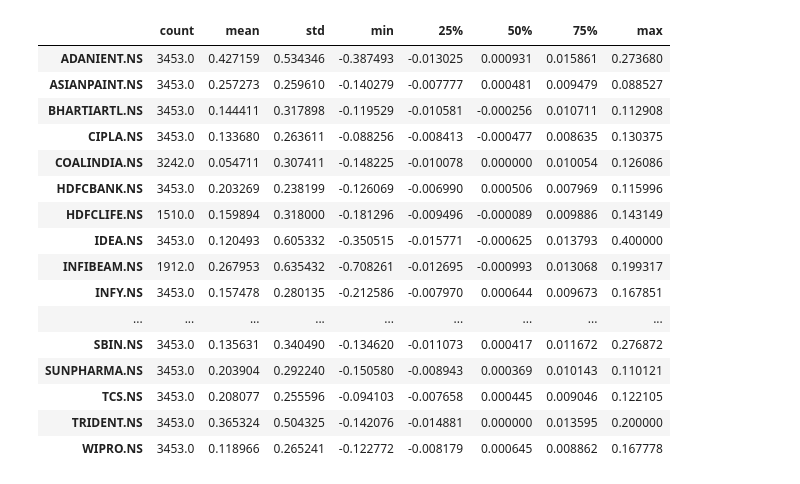
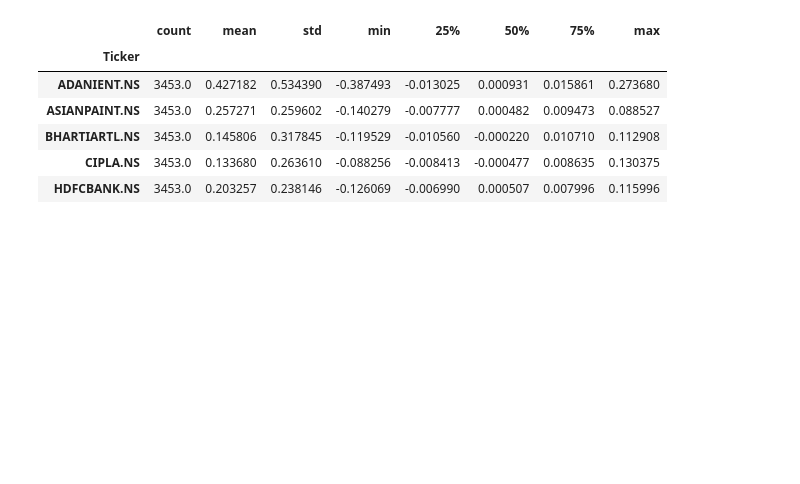
Before and after one commit to ShivsharanSanjawad/Algorithmic-Trading, a Jupyter notebook: Main.ipynb, the cells around one changed output. Drawn from its saved outputs; the diff is of its cells as text; code cells hidden in the pictures; blank space fills up the shorter version.

```diff
--- a/Main.ipynb
+++ b/Main.ipynb
@@ -29,4 +15,5 @@ ticker
 # %%
 stocks = yf.download(ticker,start="2010-01-01", end="2024-01-01")
-stocks
+stocks = stocks.dropna(axis=1, how='any')
+stocks.head()
 # %% [output]
@@ -109,23 +73,13 @@ ret
 # %%
 summary = ret.describe().T
 summary["mean"] = summary["mean"]*262
 summary["std"] = summary["std"]*np.sqrt(262)
-summary
+summary.head()
 # %% [output]
 |  | count | mean | std | min | 25% | 50% | 75% | max |
-| ADANIENT.NS | 3453.0 | 0.427159 | 0.534346 | -0.387493 | -0.013025 | 0.000931 | 0.015861 | 0.273680 |
-| ASIANPAINT.NS | 3453.0 | 0.257273 | 0.259610 | -0.140279 | -0.007777 | 0.000481 | 0.009479 | 0.088527 |
-| BHARTIARTL.NS | 3453.0 | 0.144411 | 0.317898 | -0.119529 | -0.010581 | -0.000256 | 0.010711 | 0.112908 |
-| CIPLA.NS | 3453.0 | 0.133680 | 0.263611 | -0.088256 | -0.008413 | -0.000477 | 0.008635 | 0.130375 |
-| COALINDIA.NS | 3242.0 | 0.054711 | 0.307411 | -0.148225 | -0.010078 | 0.000000 | 0.010054 | 0.126086 |
-| HDFCBANK.NS | 3453.0 | 0.203269 | 0.238199 | -0.126069 | -0.006990 | 0.000506 | 0.007969 | 0.115996 |
-| HDFCLIFE.NS | 1510.0 | 0.159894 | 0.318000 | -0.181296 | -0.009496 | -0.000089 | 0.009886 | 0.143149 |
-| IDEA.NS | 3453.0 | 0.120493 | 0.605332 | -0.350515 | -0.015771 | -0.000625 | 0.013793 | 0.400000 |
-| INFIBEAM.NS | 1912.0 | 0.267953 | 0.635432 | -0.708261 | -0.012695 | -0.000993 | 0.013068 | 0.199317 |
-| INFY.NS | 3453.0 | 0.157478 | 0.280135 | -0.212586 | -0.007970 | 0.000644 | 0.009673 | 0.167851 |
-| ... | ... | ... | ... | ... | ... | ... | ... | ... |
-| SBIN.NS | 3453.0 | 0.135631 | 0.340490 | -0.134620 | -0.011073 | 0.000417 | 0.011672 | 0.276872 |
-| SUNPHARMA.NS | 3453.0 | 0.203904 | 0.292240 | -0.150580 | -0.008943 | 0.000369 | 0.010143 | 0.110121 |
-| TCS.NS | 3453.0 | 0.208077 | 0.255596 | -0.094103 | -0.007658 | 0.000445 | 0.009046 | 0.122105 |
-| TRIDENT.NS | 3453.0 | 0.365324 | 0.504325 | -0.142076 | -0.014881 | 0.000000 | 0.013595 | 0.200000 |
-| WIPRO.NS | 3453.0 | 0.118966 | 0.265241 | -0.122772 | -0.008179 | 0.000645 | 0.008862 | 0.167778 |
+| Ticker |  |  |  |  |  |  |  |  |
+| ADANIENT.NS | 3453.0 | 0.427182 | 0.534390 | -0.387493 | -0.013025 | 0.000931 | 0.015861 | 0.273680 |
+| ASIANPAINT.NS | 3453.0 | 0.257271 | 0.259602 | -0.140279 | -0.007777 | 0.000482 | 0.009473 | 0.088527 |
+| BHARTIARTL.NS | 3453.0 | 0.145806 | 0.317845 | -0.119529 | -0.010560 | -0.000220 | 0.010710 | 0.112908 |
+| CIPLA.NS | 3453.0 | 0.133680 | 0.263610 | -0.088256 | -0.008413 | -0.000477 | 0.008635 | 0.130375 |
+| HDFCBANK.NS | 3453.0 | 0.203257 | 0.238146 | -0.126069 | -0.006990 | 0.000507 | 0.007996 | 0.115996 |
```
Also changed, not shown: parts of 22 cells of this notebook.
